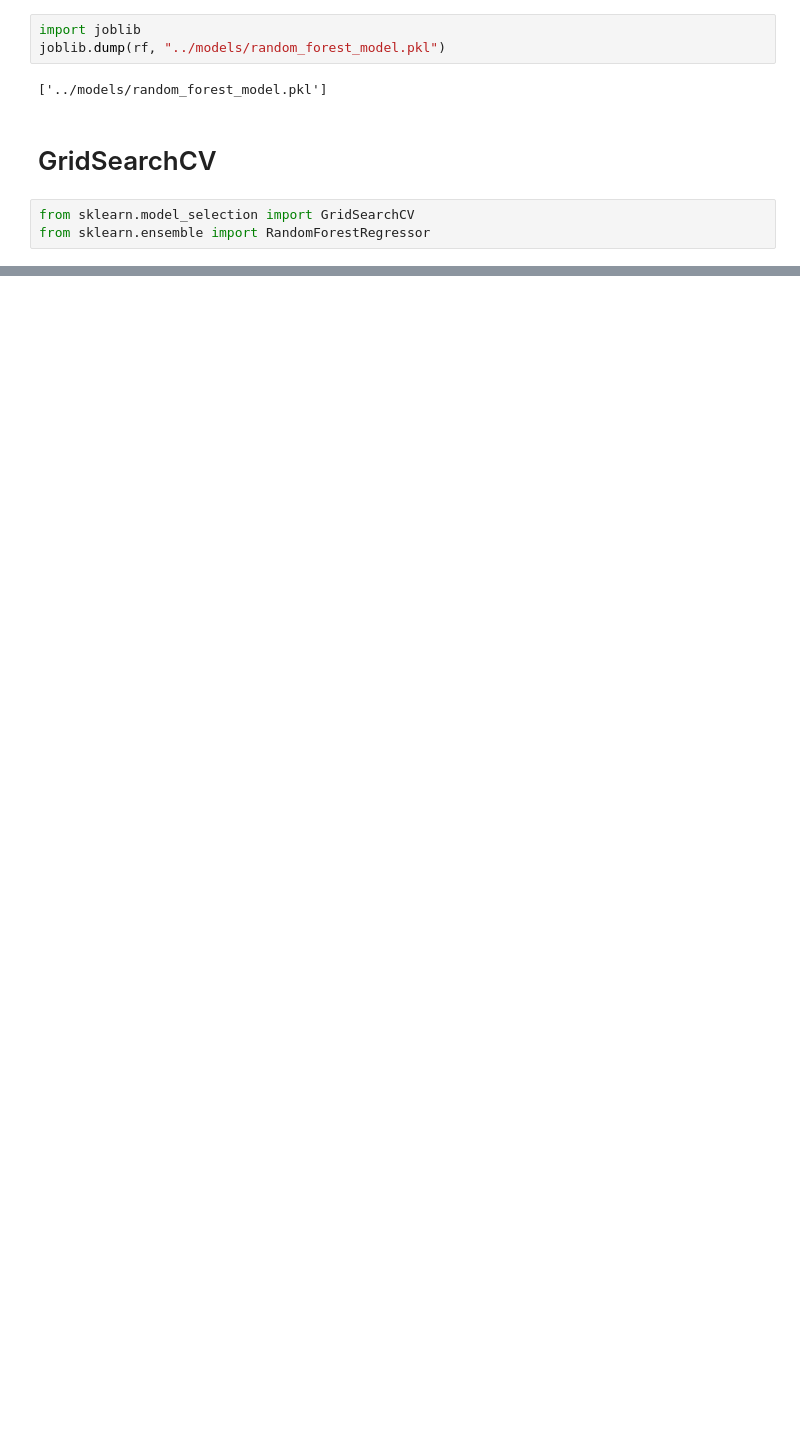
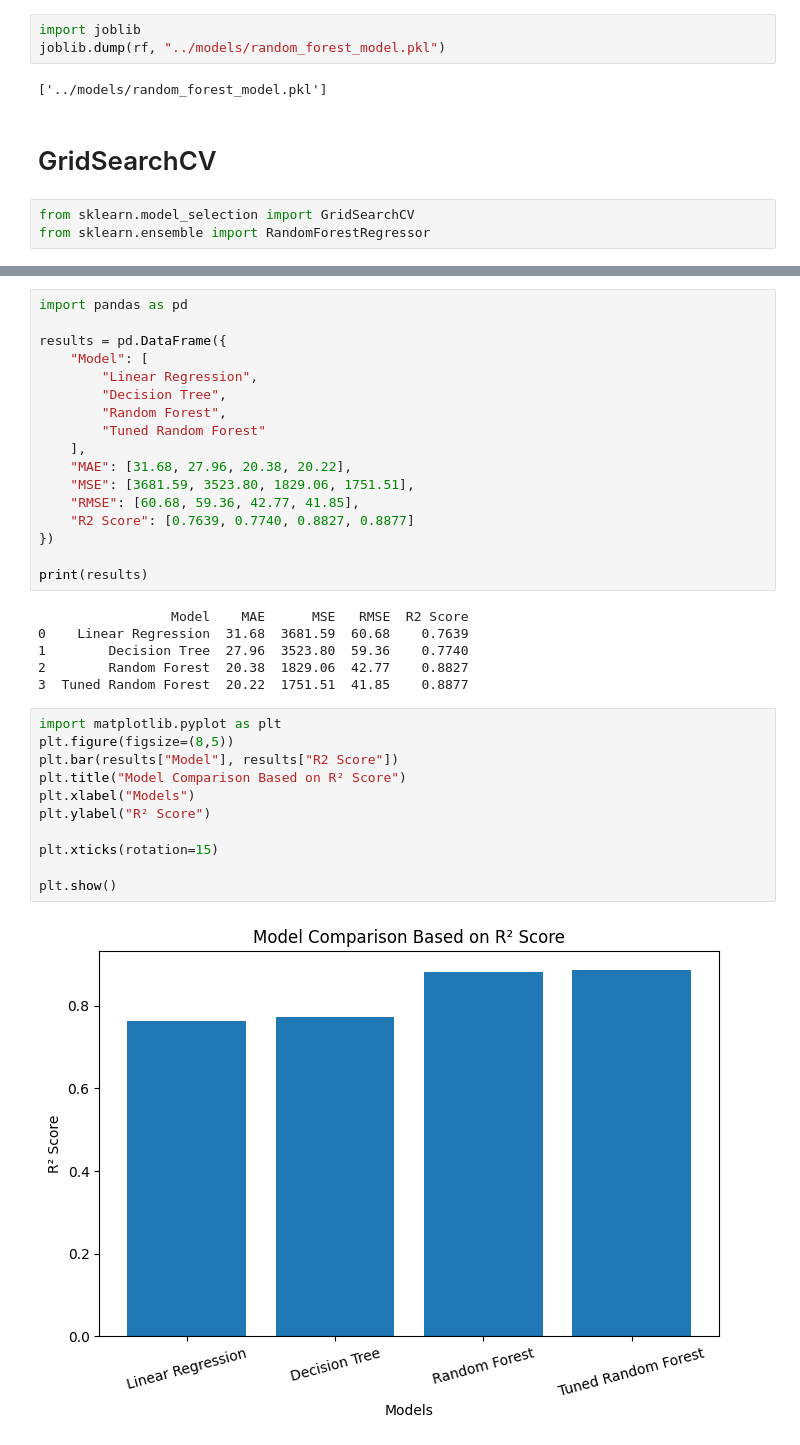
Before and after one commit to nikunjdixit-ai/-Air-AQI-Prediction, a Jupyter notebook: notebook/aqi_pipeline.ipynb, the cells around one changed output, grey strips where cells are left out. Drawn from its saved outputs; the diff is of its cells as text; blank space fills up the shorter version.

Commit message:
Add GridSearchCV, model evaluation and comparison

```diff
--- a/notebook/aqi_pipeline.ipynb
+++ b/notebook/aqi_pipeline.ipynb
@@ -608,0 +672,36 @@ from sklearn.ensemble import RandomForestRegressor
+# %%
+import pandas as pd
+
+results = pd.DataFrame({
+    "Model": [
+        "Linear Regression",
+        "Decision Tree",
+        "Random Forest",
+        "Tuned Random Forest"
+    ],
+    "MAE": [31.68, 27.96, 20.38, 20.22],
+    "MSE": [3681.59, 3523.80, 1829.06, 1751.51],
+    "RMSE": [60.68, 59.36, 42.77, 41.85],
+    "R2 Score": [0.7639, 0.7740, 0.8827, 0.8877]
+})
+
+print(results)
+# %% [output]
+                 Model    MAE      MSE   RMSE  R2 Score
+0    Linear Regression  31.68  3681.59  60.68    0.7639
+1        Decision Tree  27.96  3523.80  59.36    0.7740
+2        Random Forest  20.38  1829.06  42.77    0.8827
+3  Tuned Random Forest  20.22  1751.51  41.85    0.8877
+# %%
+import matplotlib.pyplot as plt
+plt.figure(figsize=(8,5))
+plt.bar(results["Model"], results["R2 Score"])
+plt.title("Model Comparison Based on R² Score")
+plt.xlabel("Models")
+plt.ylabel("R² Score")
+
+plt.xticks(rotation=15)
+
+plt.show()
+# %% [output]
+[figure, added]
```
Also changed, not shown: parts of 13 cells of this notebook, 1 other file.
